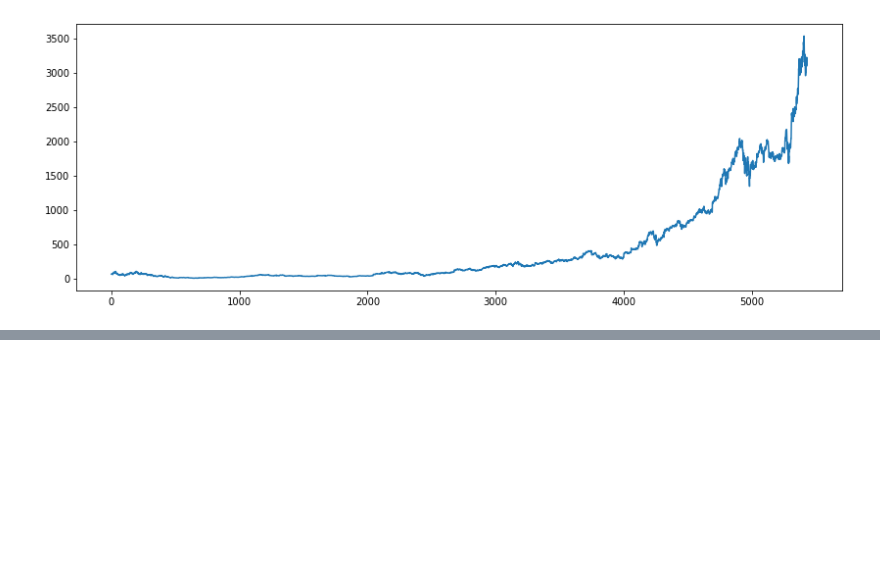
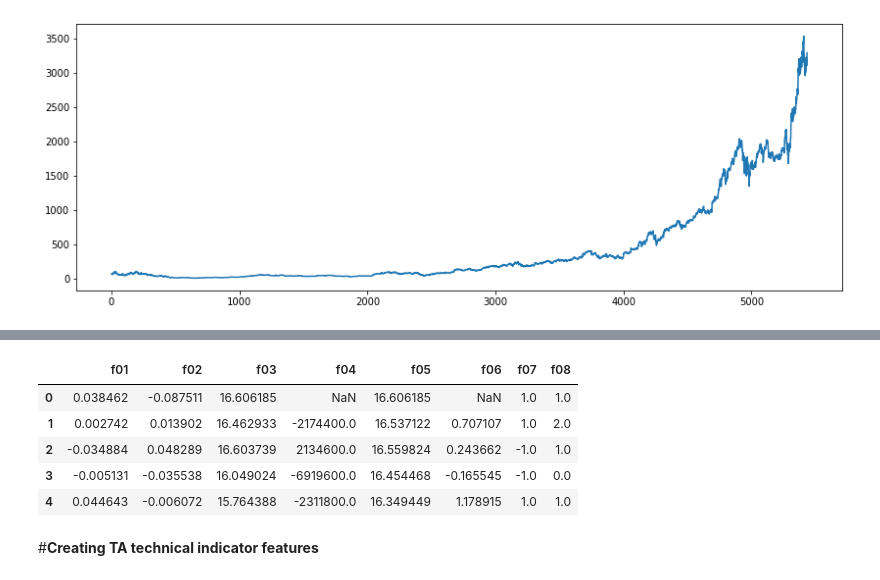
Before and after one commit to realnihal/Predicting-stock-prices-using-ml, a Jupyter notebook: FILE.ipynb, the cells around one changed output, grey strips where cells are left out. Saved outputs shown, nothing was run; the diff lists cells and outputs as text; code cells hidden in the pictures; blank space fills up the shorter version.

```diff
--- a/FILE.ipynb
+++ b/FILE.ipynb
@@ -35,0 +113,5 @@ plt.show()
+# %%
+#volume difference to previous day
+array = data.reset_index()['Volume'].diff()
+features['f04'] = array
+features.head()
@@ -35,0 +125,6 @@ plt.show()
+# %%
+#log of 5 days moving average of volume
+ma_5 = lambda x : x.rolling(5).mean()
+array = data.reset_index()['Volume'].rolling(5,min_periods=1).mean().apply(np.log)
+features['f05'] = array
+features.head()
@@ -35,0 +138,5 @@ plt.show()
+# %%
+#z_score for closing prices
+array = (df - df.rolling(200,min_periods=1).mean())/df.rolling(200,min_periods=1).std()
+features['f06'] = array
+features.tail()
@@ -35,0 +150,5 @@ plt.show()
+# %%
+#signing
+array = features['f01'].apply(np.sign)
+features['f07'] = array
+features.tail()
@@ -35,0 +162,14 @@ plt.show()
+# %%
+#plus-minus how many days the value has increased or decreased
+array = features['f07'].rolling(200,min_periods=1).sum()
+features['f08'] = array
+features.head()
+# %% [output]
+|  | f01 | f02 | f03 | f04 | f05 | f06 | f07 | f08 |
+| 0 | 0.038462 | -0.087511 | 16.606185 | NaN | 16.606185 | NaN | 1.0 | 1.0 |
+| 1 | 0.002742 | 0.013902 | 16.462933 | -2174400.0 | 16.537122 | 0.707107 | 1.0 | 2.0 |
+| 2 | -0.034884 | 0.048289 | 16.603739 | 2134600.0 | 16.559824 | 0.243662 | -1.0 | 1.0 |
+| 3 | -0.005131 | -0.035538 | 16.049024 | -6919600.0 | 16.454468 | -0.165545 | -1.0 | 0.0 |
+| 4 | 0.044643 | -0.006072 | 15.764388 | -2311800.0 | 16.349449 | 1.178915 | 1.0 | 1.0 |
+# %% [markdown]
+#**Creating TA technical indicator features**
```
Also changed, not shown: parts of 21 cells of this notebook.
